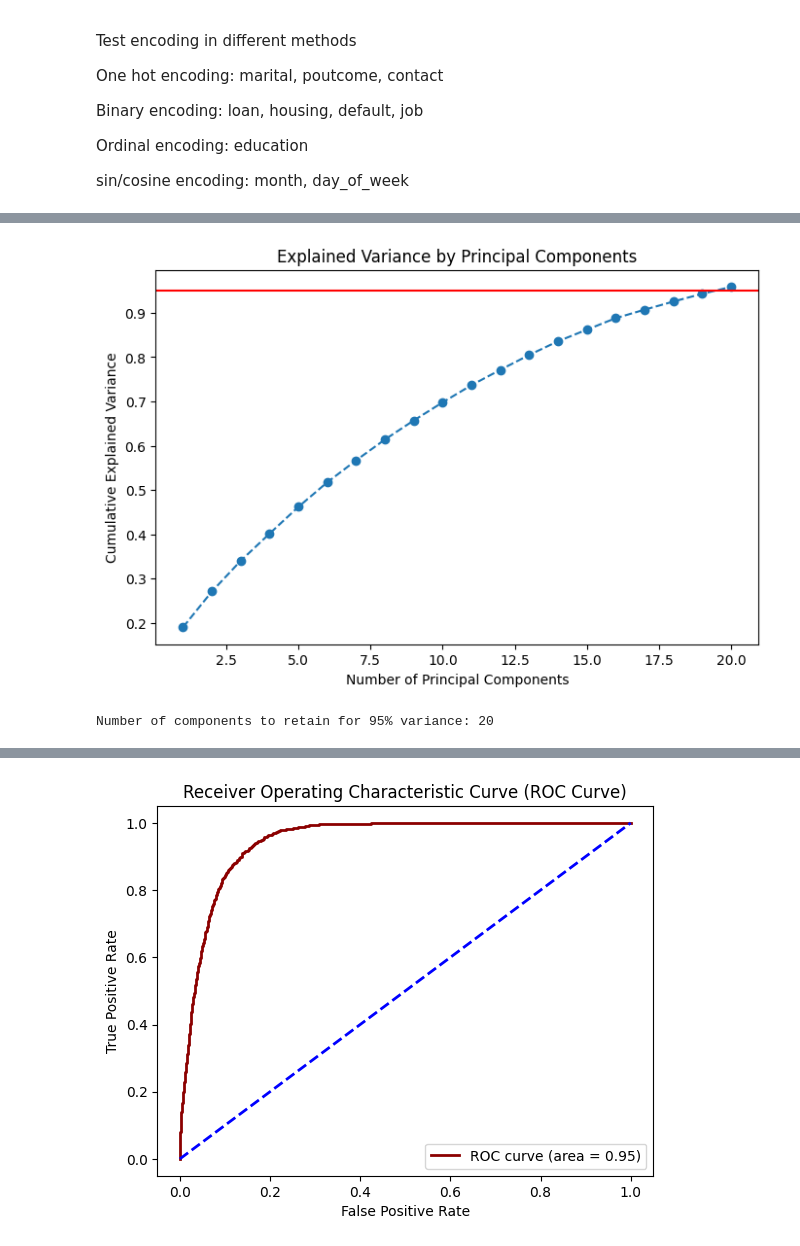
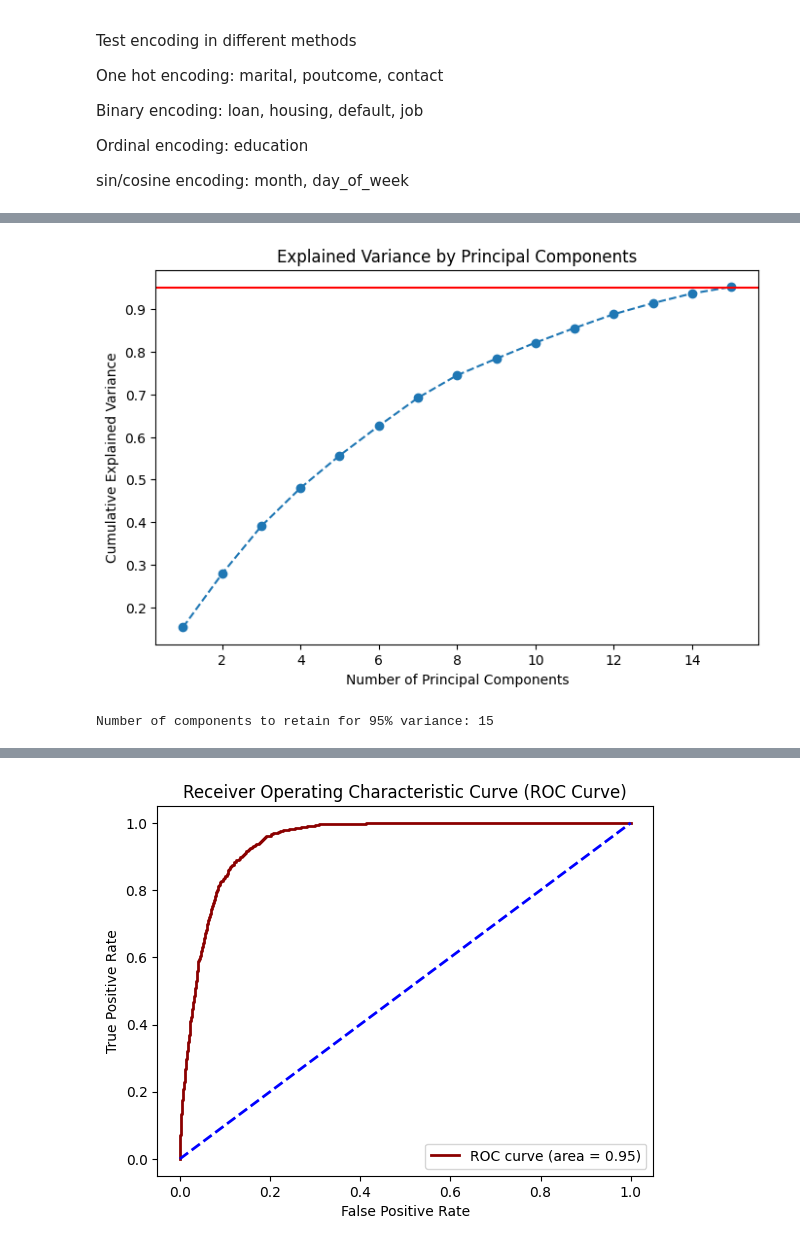
Before and after one commit to RoseBud31/ML-Project, a Jupyter notebook: notebooks/eda.ipynb, the cells around one changed output, grey strips where cells are left out. Drawn from its saved outputs; the diff is of its cells as text; code cells hidden in the pictures.

```diff
--- a/notebooks/eda.ipynb
+++ b/notebooks/eda.ipynb
@@ -356,40 +351,40 @@ X = data.drop(['y_encoded', ], axis=1)
 y = data[['y_encoded']]
 # %%
 from sklearn.decomposition import PCA
-from sklearn.preprocessing import StandardScaler, RobustScaler
+from sklearn.preprocessing import StandardScaler, RobustScaler, QuantileTransformer, PowerTransformer
 from imblearn.over_sampling import SMOTE
 
 # Assuming 'X' is your feature matrix
 # Scale the features
-scaler = StandardScaler()
+scaler = QuantileTransformer(output_distribution='normal')
 X_scaled = scaler.fit_transform(X)
 
 
 # Perform PCA
 pca = PCA(n_components=0.95)  # Retain 95% of the variance
 X_pca = pca.fit_transform(X_scaled)
 
 # Explained variance ratio from PCA
 explained_variance = pca.explained_variance_ratio_
 
 # Cumulative variance
 cumulative_variance = np.cumsum(explained_variance)
 
 # Plot explained variance
 plt.figure(figsize=(8, 5))
 plt.plot(range(1, len(cumulative_variance) + 1), cumulative_variance, marker='o', linestyle='--')
 plt.axhline(y=0.95, color='r', linestyle='-')
 plt.xlabel('Number of Principal Components')
 plt.ylabel('Cumulative Explained Variance')
 plt.title('Explained Variance by Principal Components')
 plt.show()
 
 # Determine the number of components to retain
 n_components = np.argmax(cumulative_variance >= 0.95) + 1
 print(f"Number of components to retain for 95% variance: {n_components}")
 # %% [output]
-[figure, old version]
+[figure, new version]
-Number of components to retain for 95% variance: 20
+Number of components to retain for 95% variance: 15
 # %%
 # Get the loadings for the retained components
 loadings = pca.components_[:n_components]
```
Also changed, not shown: parts of 8 cells of this notebook, 1 other file.
